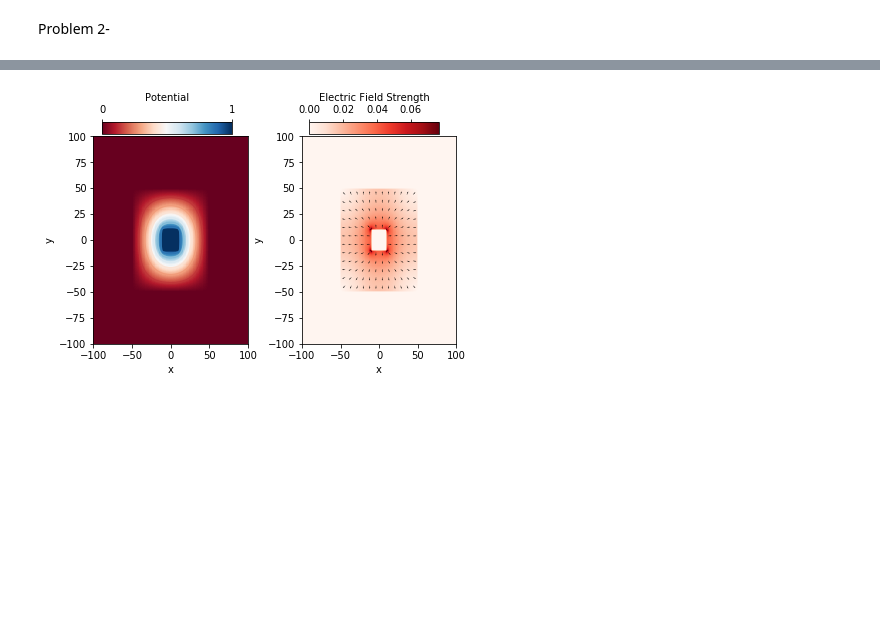
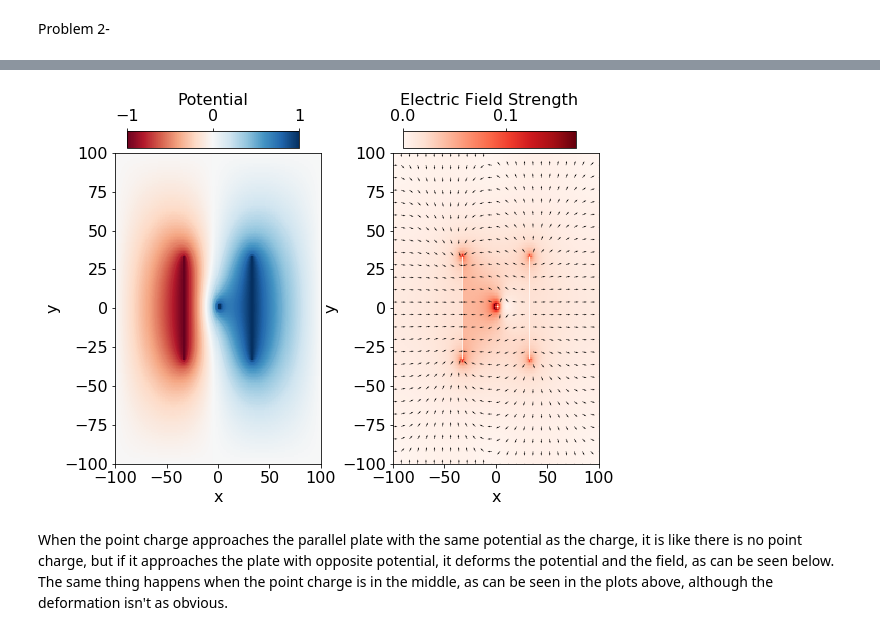
Before and after one commit to calvin-bales/Lectures, a Jupyter notebook: Homework_3.ipynb, the cells around one changed output, grey strips where cells are left out. Saved outputs shown, nothing was run; the diff lists cells and outputs as text; code cells hidden in the pictures; blank space fills up the shorter version.

```diff
--- a/Homework_3.ipynb
+++ b/Homework_3.ipynb
@@ -29,4 +31,7 @@ import rootfinder as rtf
 import matplotlib.pyplot as plt
 from scipy.linalg import eigh
 from numba import jit
+
+plt.rcParams['figure.figsize'] = (8,6)
+plt.rcParams['font.size'] = 16
 # %%
@@ -347,33 +515,73 @@ EY= np.divide(EY,magE)
+# %%
+N = 200 #grid points
+dx = 1/N
+
+# generate coordinates for each grid point
+# only required for plotting E-field
+X,Y = np.meshgrid(range(-N//2, N//2+1), range(-N//2, N//2+1))
+
+# the charge distrubution defines space for us
+# empty space, no charge
+rho = np.zeros([N+1, N+1])
+#rho = pipe(rho)*-5000
+
+# solution from relaxation
+
+# using loops
+phi = invDel2_loops(rho, parallel_plate_pnt, dx)
+beta = invDel2_loops(rho, parallel_plate_pnt_move, dx)
+
+# or using array slicing
+#phi = invDel2(rho, parallel_plate, dx)
+
+
+# Calculate the electric field
+EY, EX = -1*np.array(np.gradient(phi))
+magE = np.sqrt(EX**2 + EY**2)
+
+EY1, EX1 = -1*np.array(np.gradient(beta))
+magE1 = np.sqrt(EX1**2 + EY1**2)
+
+# supress division by zero error output
+np.seterr(divide = 'ignore', invalid = 'ignore')
+EX= np.divide(EX,magE)
+EY= np.divide(EY,magE)
+
+EX1= np.divide(EX1,magE1)
+EY1= np.divide(EY1,magE1)
 # %%
+plt.rcParams['figure.figsize'] = (8,6)
+plt.rcParams['font.size'] = 16
 fig = plt.figure()
 ax1 = fig.add_subplot(121)
 ax2 = fig.add_subplot(122)
 
 # plot potential
 m1 = ax1.pcolormesh(X, Y, phi, cmap = 'RdBu')
 
 # add an axes to put colorbar is custom location
 cax1 = fig.add_axes([0.14,0.87,0.3,0.04])
 # create colorbar
 cbar = fig.colorbar(m1,cax1, orientation = 'horizontal', ticklocation = 'top', ticks = [-1,0,1])
 cbar.set_label('Potential')
 
 # add contour lines
 ax1.contour(X,Y,phi, cmap = 'RdBu')
 ax1.set_xlabel("x")
 ax1.set_ylabel("y")
 
 # plot E-field
 m2 = ax2.pcolormesh(X,Y,magE, cmap = 'Reds')
 
 cax2 = fig.add_axes([0.62,0.87,0.3,0.04])
 cbar2 = fig.colorbar(m2,cax2,orientation = 'horizontal', ticklocation = 'top' )
 cbar2.set_label('Electric Field Strength')
 ax2.quiver(X[::8,::8],Y[::8,::8],EX[::8,::8], EY[::8, ::8], units = 'width')
 ax2.set_xlabel("x")
 ax2.set_ylabel("y")
 
-
 fig.subplots_adjust(left = 0.12,right = 0.96, bottom = 0.14, top = 0.86,wspace =0.35, hspace = 0.35)
 # %% [output]
-[figure, old version]
+[figure, new version]
+# %% [markdown]
+When the point charge approaches the parallel plate with the same potential as the charge, it is like there is no point charge, but if it approaches the plate with opposite potential, it deforms the potential and the field, as can be seen below. The same thing happens when the point charge is in the middle, as can be seen in the plots above, although the deformation isn't as obvious.
```
Also changed, not shown: parts of 22 cells of this notebook, 2 other files.
